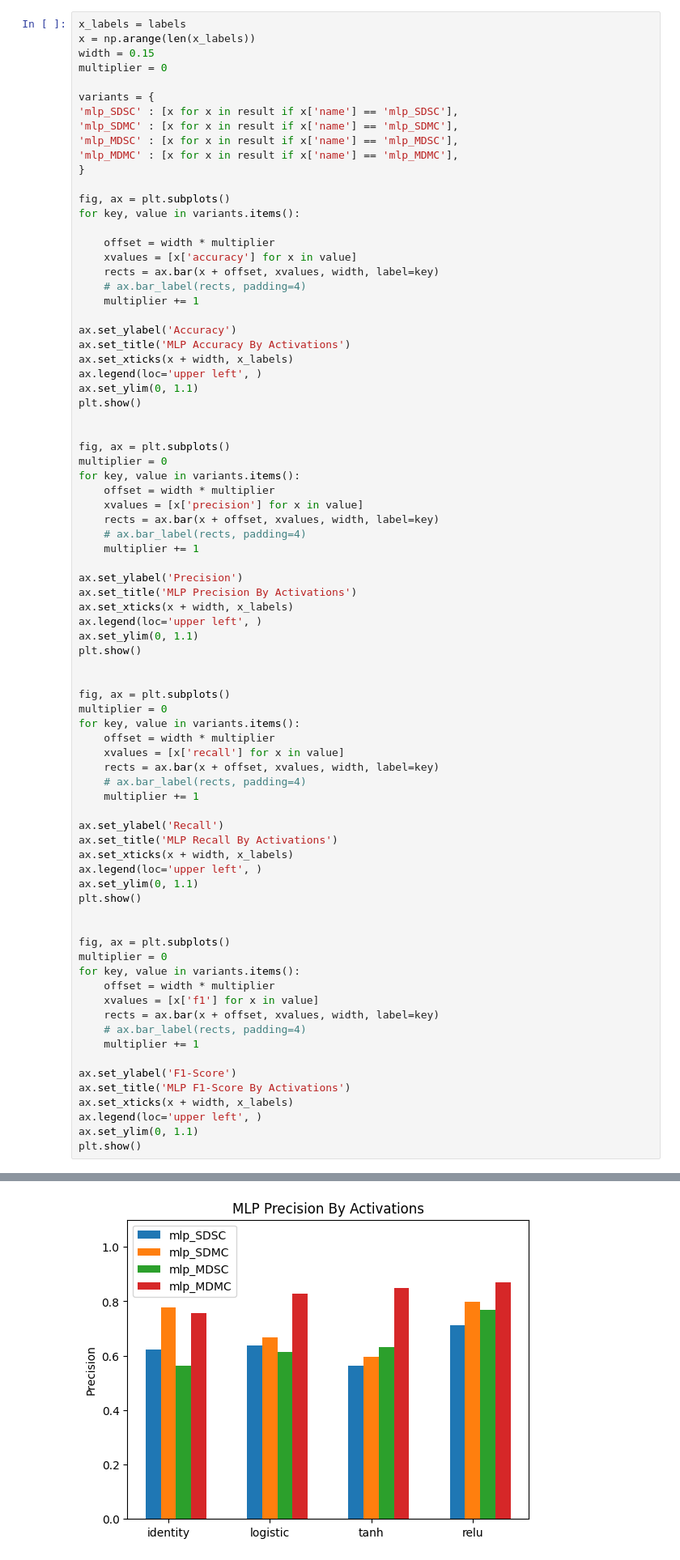
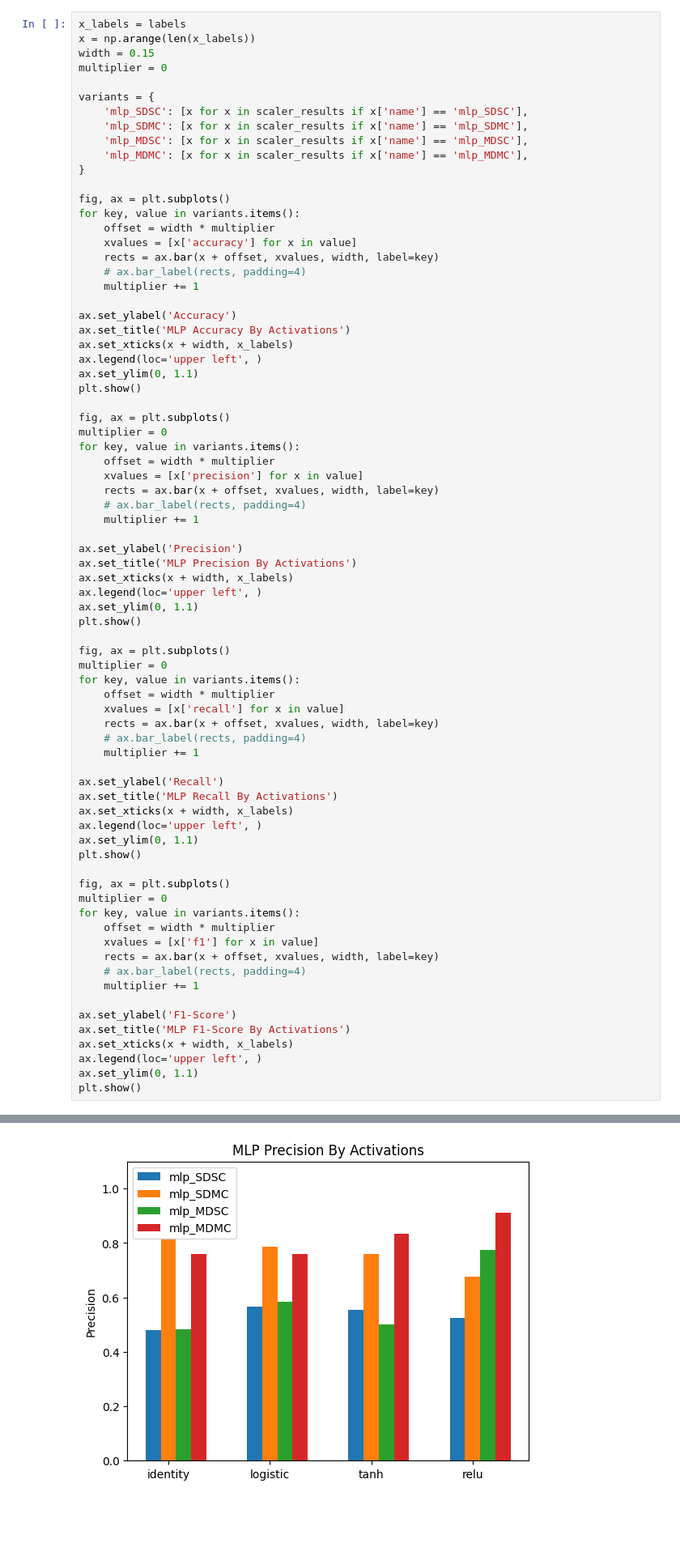
Before and after one commit to kkoz3434/Automatyczne-wykrywanie-i-klasyfikacja-zdarze-dla-system-w-monitorowania-warunk-w-rodowiskowych, a Jupyter notebook: mlp_tests/mlp_classifier.ipynb, the cells around one changed output, grey strips where cells are left out. Shown: that part at 81% size. Cells and saved outputs as stored; diff of their text form; blank space fills up the shorter version.

```diff
--- a/mlp_tests/mlp_classifier.ipynb
+++ b/mlp_tests/mlp_classifier.ipynb
@@ -375,15 +476,14 @@ width = 0.15
 multiplier = 0
 
 variants = {
-'mlp_SDSC' : [x for x in result if x['name'] == 'mlp_SDSC'],
-'mlp_SDMC' : [x for x in result if x['name'] == 'mlp_SDMC'],
-'mlp_MDSC' : [x for x in result if x['name'] == 'mlp_MDSC'],
-'mlp_MDMC' : [x for x in result if x['name'] == 'mlp_MDMC'],
+    'mlp_SDSC': [x for x in scaler_results if x['name'] == 'mlp_SDSC'],
+    'mlp_SDMC': [x for x in scaler_results if x['name'] == 'mlp_SDMC'],
+    'mlp_MDSC': [x for x in scaler_results if x['name'] == 'mlp_MDSC'],
+    'mlp_MDMC': [x for x in scaler_results if x['name'] == 'mlp_MDMC'],
 }
 
 fig, ax = plt.subplots()
 for key, value in variants.items():
-
     offset = width * multiplier
     xvalues = [x['accuracy'] for x in value]
     rects = ax.bar(x + offset, xvalues, width, label=key)
@@ -396,7 +496,6 @@ ax.set_xticks(x + width, x_labels)
 ax.legend(loc='upper left', )
 ax.set_ylim(0, 1.1)
 plt.show()
-
 
 fig, ax = plt.subplots()
 multiplier = 0
@@ -414,7 +513,6 @@ ax.legend(loc='upper left', )
 ax.set_ylim(0, 1.1)
 plt.show()
 
-
 fig, ax = plt.subplots()
 multiplier = 0
 for key, value in variants.items():
@@ -431,7 +529,6 @@ ax.legend(loc='upper left', )
 ax.set_ylim(0, 1.1)
 plt.show()
 
-
 fig, ax = plt.subplots()
 multiplier = 0
 for key, value in variants.items():
@@ -452 +549 @@ plt.show()
-[figure, old version]
+[figure, new version]
```
Also changed, not shown: parts of 12 cells of this notebook, 4 other files.
